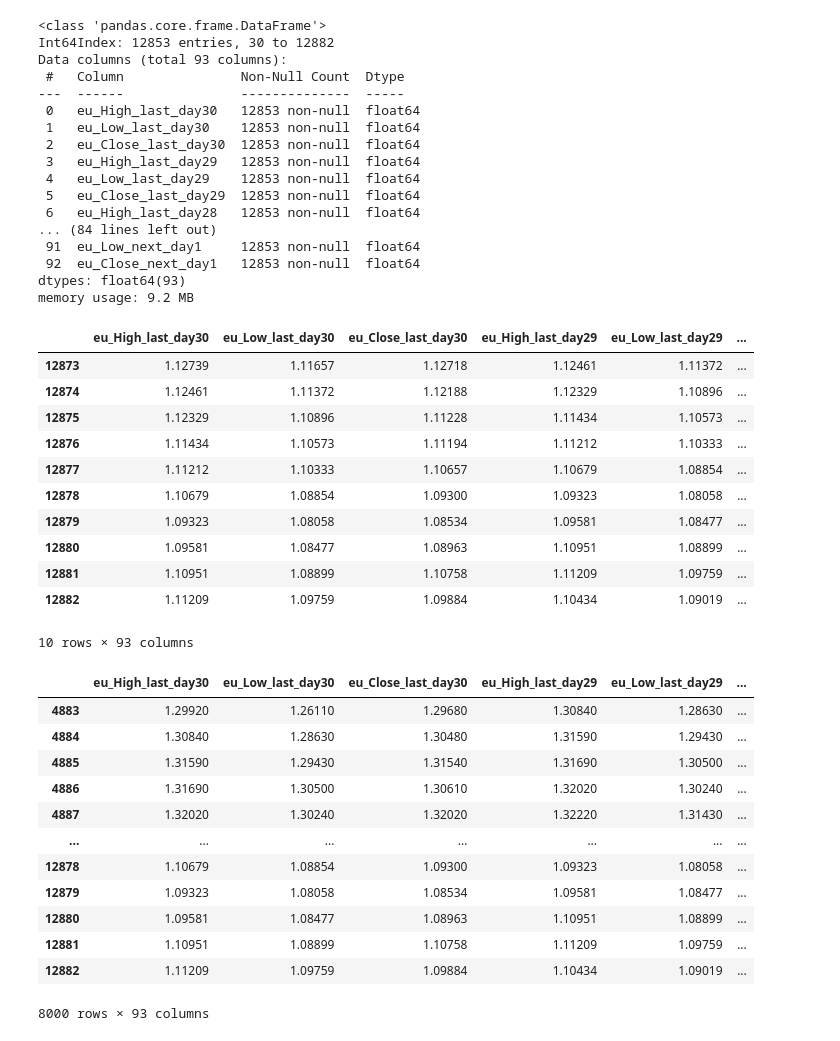
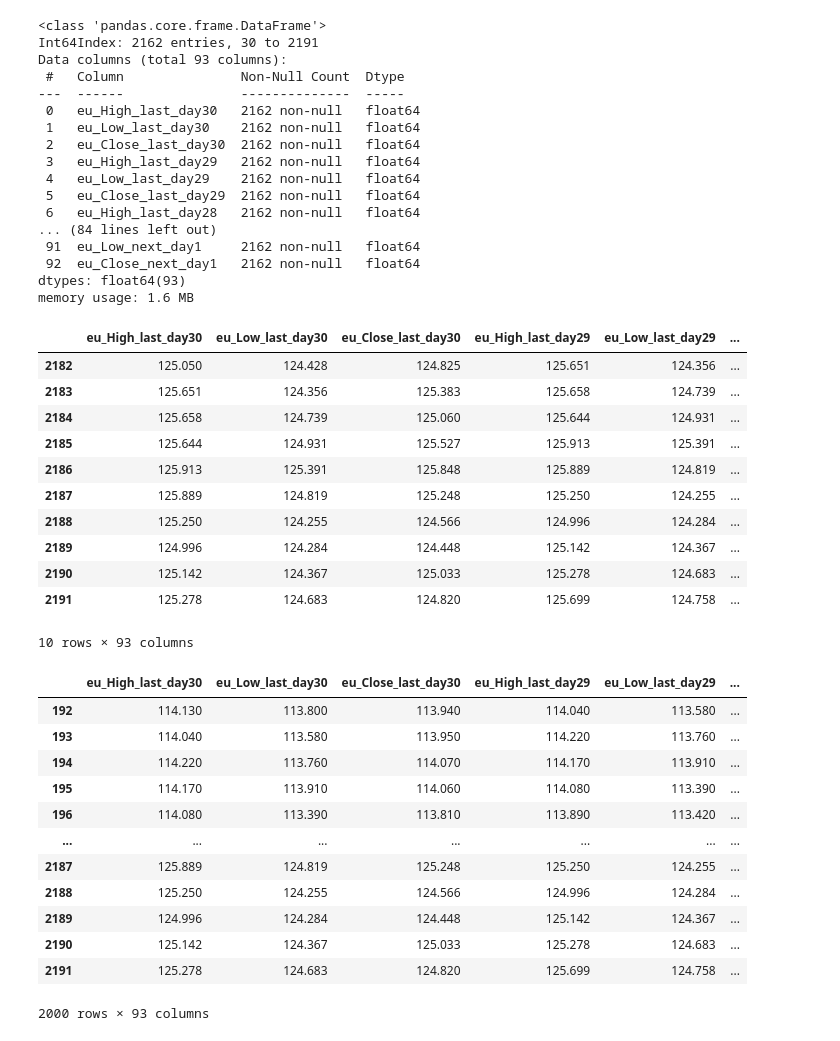
Before and after one commit to gomlfx/ApiaryFund_, a Jupyter notebook: AGC27_1_0.ipynb, the cells around one changed output. Cells and saved outputs as stored; diff of their text form; code cells hidden in the pictures.

```diff
--- a/AGC27_1_0.ipynb
+++ b/AGC27_1_0.ipynb
@@ -45,7 +45,7 @@ from sklearn import preprocessing
 from autogluon.tabular import TabularDataset, TabularPredictor
 # %%
  #MT4 csv
-df_m_5=pd.read_csv('EURUSD1440.csv', names=['d','t','eu_o','eu_h','eu_l','eu_c','eu_v'])
+df_m_5=pd.read_csv('CHFJPY1440.csv', names=['d','t','eu_o','eu_h','eu_l','eu_c','eu_v'])
 
 
 # df2=pd.read_csv('GBPUSD1440.csv', names=['d','t','gu_o','gu_h','gu_l','gu_c','gu_v'])
@@ -265,22 +265,22 @@ print(extra_clone)
 extra_clone.info()
 # %% [output]
 <class 'pandas.core.frame.DataFrame'>
-Int64Index: 12853 entries, 30 to 12882
+Int64Index: 2162 entries, 30 to 2191
 Data columns (total 93 columns):
  #   Column               Non-Null Count  Dtype
 ---  ------               --------------  -----
- 0   eu_High_last_day30   12853 non-null  float64
- 1   eu_Low_last_day30    12853 non-null  float64
- 2   eu_Close_last_day30  12853 non-null  float64
- 3   eu_High_last_day29   12853 non-null  float64
- 4   eu_Low_last_day29    12853 non-null  float64
- 5   eu_Close_last_day29  12853 non-null  float64
- 6   eu_High_last_day28   12853 non-null  float64
+ 0   eu_High_last_day30   2162 non-null   float64
+ 1   eu_Low_last_day30    2162 non-null   float64
+ 2   eu_Close_last_day30  2162 non-null   float64
+ 3   eu_High_last_day29   2162 non-null   float64
+ 4   eu_Low_last_day29    2162 non-null   float64
+ 5   eu_Close_last_day29  2162 non-null   float64
+ 6   eu_High_last_day28   2162 non-null   float64
 ... (84 lines left out)
- 91  eu_Low_next_day1     12853 non-null  float64
- 92  eu_Close_next_day1   12853 non-null  float64
+ 91  eu_Low_next_day1     2162 non-null   float64
+ 92  eu_Close_next_day1   2162 non-null   float64
 dtypes: float64(93)
-memory usage: 9.2 MB
+memory usage: 1.6 MB
 # %%
 #extract yesterday's row to predict today's row
 #check if needs to be pd.DataFrame
@@ -288,34 +288,34 @@ last_row = pd.DataFrame(data=extra_clone.iloc[-10:,np.r_[0:93]])
 last_row
 # %% [output]
 |  | eu_High_last_day30 | eu_Low_last_day30 | eu_Close_last_day30 | eu_High_last_day29 | eu_Low_last_day29 | ... |
-| 12873 | 1.12739 | 1.11657 | 1.12718 | 1.12461 | 1.11372 | ... |
-| 12874 | 1.12461 | 1.11372 | 1.12188 | 1.12329 | 1.10896 | ... |
-| 12875 | 1.12329 | 1.10896 | 1.11228 | 1.11434 | 1.10573 | ... |
-| 12876 | 1.11434 | 1.10573 | 1.11194 | 1.11212 | 1.10333 | ... |
-| 12877 | 1.11212 | 1.10333 | 1.10657 | 1.10679 | 1.08854 | ... |
-| 12878 | 1.10679 | 1.08854 | 1.09300 | 1.09323 | 1.08058 | ... |
-| 12879 | 1.09323 | 1.08058 | 1.08534 | 1.09581 | 1.08477 | ... |
-| 12880 | 1.09581 | 1.08477 | 1.08963 | 1.10951 | 1.08899 | ... |
-| 12881 | 1.10951 | 1.08899 | 1.10758 | 1.11209 | 1.09759 | ... |
-| 12882 | 1.11209 | 1.09759 | 1.09884 | 1.10434 | 1.09019 | ... |
+| 2182 | 125.050 | 124.428 | 124.825 | 125.651 | 124.356 | ... |
+| 2183 | 125.651 | 124.356 | 125.383 | 125.658 | 124.739 | ... |
+| 2184 | 125.658 | 124.739 | 125.060 | 125.644 | 124.931 | ... |
+| 2185 | 125.644 | 124.931 | 125.527 | 125.913 | 125.391 | ... |
+| 2186 | 125.913 | 125.391 | 125.848 | 125.889 | 124.819 | ... |
+| 2187 | 125.889 | 124.819 | 125.248 | 125.250 | 124.255 | ... |
+| 2188 | 125.250 | 124.255 | 124.566 | 124.996 | 124.284 | ... |
+| 2189 | 124.996 | 124.284 | 124.448 | 125.142 | 124.367 | ... |
+| 2190 | 125.142 | 124.367 | 125.033 | 125.278 | 124.683 | ... |
+| 2191 | 125.278 | 124.683 | 124.820 | 125.699 | 124.758 | ... |
 10 rows × 93 columns
 # %%
-df_m_5 = pd.DataFrame(data=df_m_5.tail(8000))
+df_m_5 = pd.DataFrame(data=df_m_5.tail(2000))
 df_m_5
 # %% [output]
 |  | eu_High_last_day30 | eu_Low_last_day30 | eu_Close_last_day30 | eu_High_last_day29 | eu_Low_last_day29 | ... |
-| 4883 | 1.29920 | 1.26110 | 1.29680 | 1.30840 | 1.28630 | ... |
-| 4884 | 1.30840 | 1.28630 | 1.30480 | 1.31590 | 1.29430 | ... |
-| 4885 | 1.31590 | 1.29430 | 1.31540 | 1.31690 | 1.30500 | ... |
-| 4886 | 1.31690 | 1.30500 | 1.30610 | 1.32020 | 1.30240 | ... |
-| 4887 | 1.32020 | 1.30240 | 1.32020 | 1.32220 | 1.31430 | ... |
+| 192 | 114.130 | 113.800 | 113.940 | 114.040 | 113.580 | ... |
+| 193 | 114.040 | 113.580 | 113.950 | 114.220 | 113.760 | ... |
+| 194 | 114.220 | 113.760 | 114.070 | 114.170 | 113.910 | ... |
+| 195 | 114.170 | 113.910 | 114.060 | 114.080 | 113.390 | ... |
+| 196 | 114.080 | 113.390 | 113.810 | 113.890 | 113.420 | ... |
 | ... | ... | ... | ... | ... | ... | ... |
-| 12878 | 1.10679 | 1.08854 | 1.09300 | 1.09323 | 1.08058 | ... |
-| 12879 | 1.09323 | 1.08058 | 1.08534 | 1.09581 | 1.08477 | ... |
-| 12880 | 1.09581 | 1.08477 | 1.08963 | 1.10951 | 1.08899 | ... |
-| 12881 | 1.10951 | 1.08899 | 1.10758 | 1.11209 | 1.09759 | ... |
-| 12882 | 1.11209 | 1.09759 | 1.09884 | 1.10434 | 1.09019 | ... |
+| 2187 | 125.889 | 124.819 | 125.248 | 125.250 | 124.255 | ... |
+| 2188 | 125.250 | 124.255 | 124.566 | 124.996 | 124.284 | ... |
+| 2189 | 124.996 | 124.284 | 124.448 | 125.142 | 124.367 | ... |
+| 2190 | 125.142 | 124.367 | 125.033 | 125.278 | 124.683 | ... |
+| 2191 | 125.278 | 124.683 | 124.820 | 125.699 | 124.758 | ... |
-8000 rows × 93 columns
+2000 rows × 93 columns
 # %%
 #create initial train and test data as pd.DF for close
 #final test DF is last_row
```
Also changed, not shown: parts of 21 cells of this notebook.
